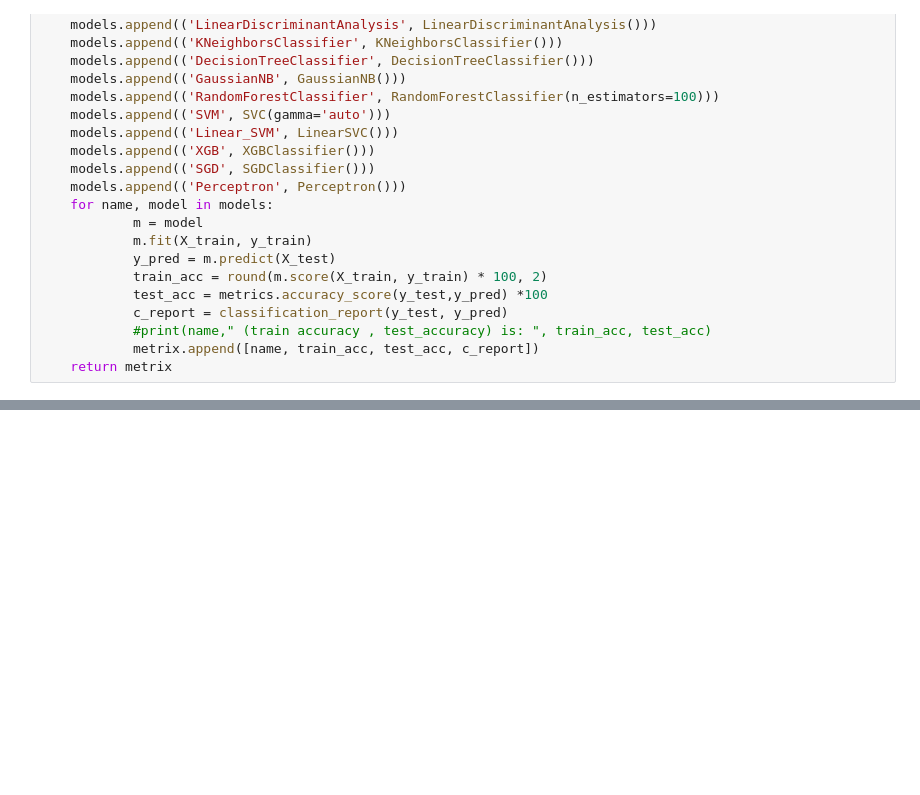
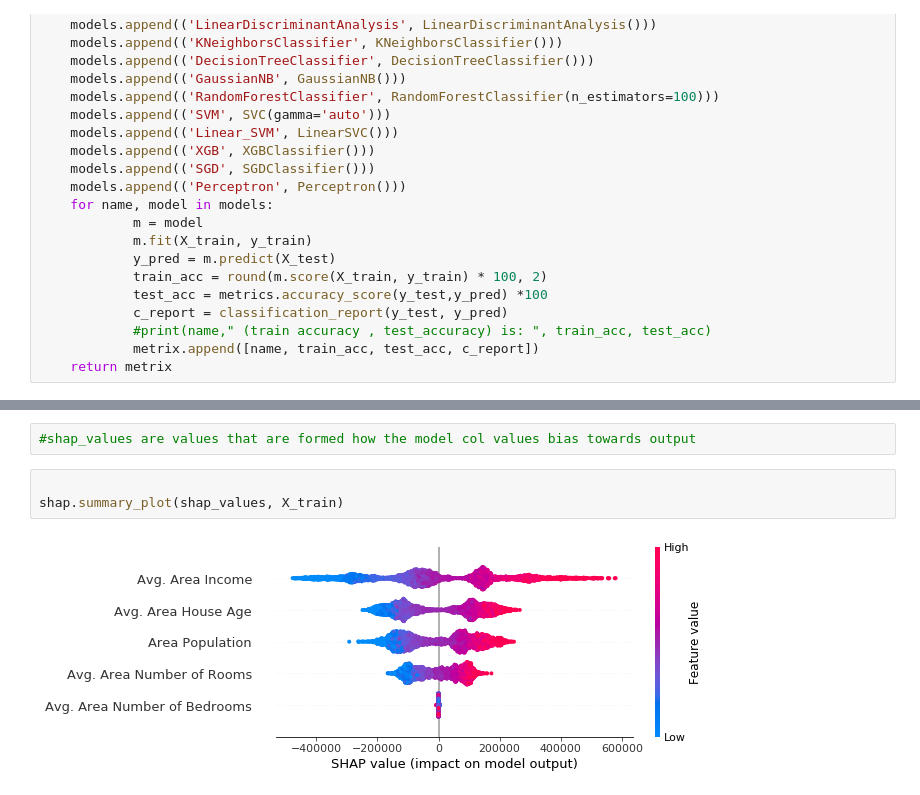
Before and after one commit to dasarisasidhar/Automate-ML-Modeling, a Jupyter notebook: Experimental Things.ipynb, the cells around one changed output, grey strips where cells are left out. Cells and saved outputs as stored; diff of their text form; blank space fills up the shorter version.

```diff
--- a/Experimental Things.ipynb
+++ b/Experimental Things.ipynb
@@ -146,0 +183,7 @@ Perceptron  (train accuracy , test_accuracy) is:  11.02 9.375
+# %%
+#shap_values are values that are formed how the model col values bias towards output
+# %%
+
+shap.summary_plot(shap_values, X_train)
+# %% [output]
+[figure, added]
```
Also changed, not shown: parts of 32 cells of this notebook.
